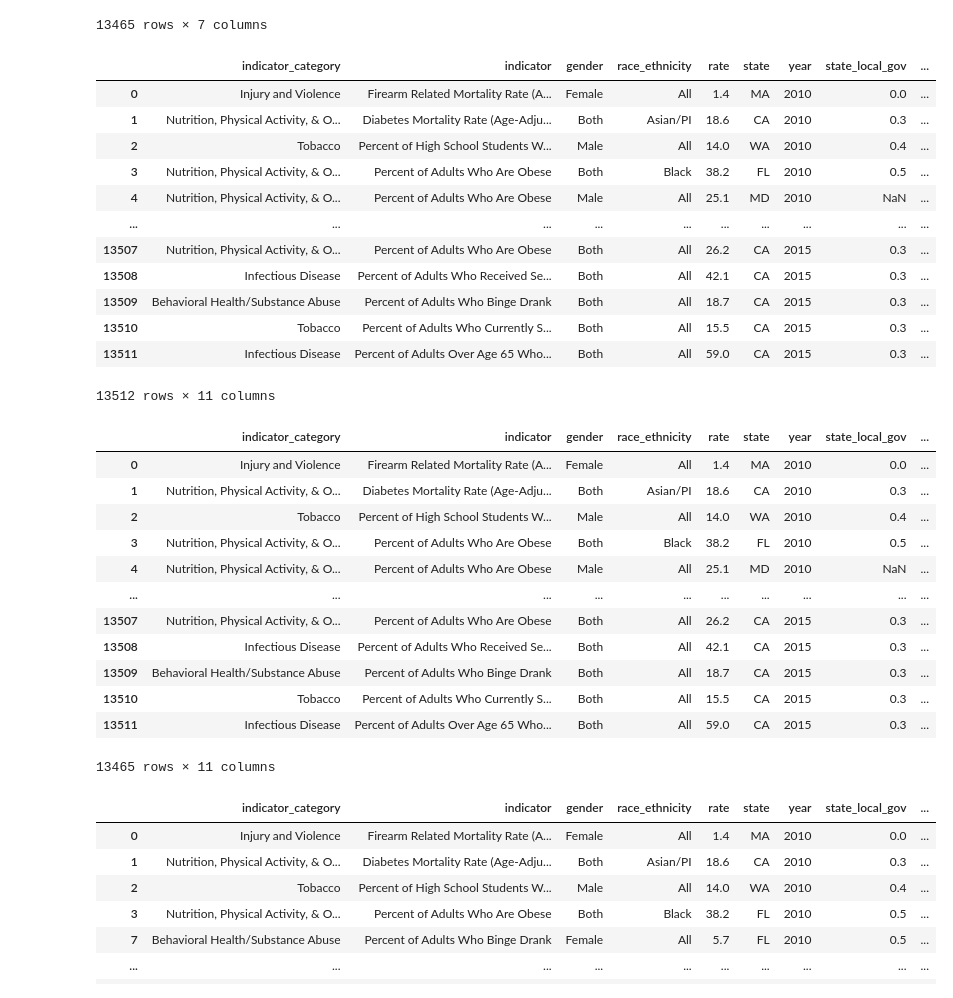
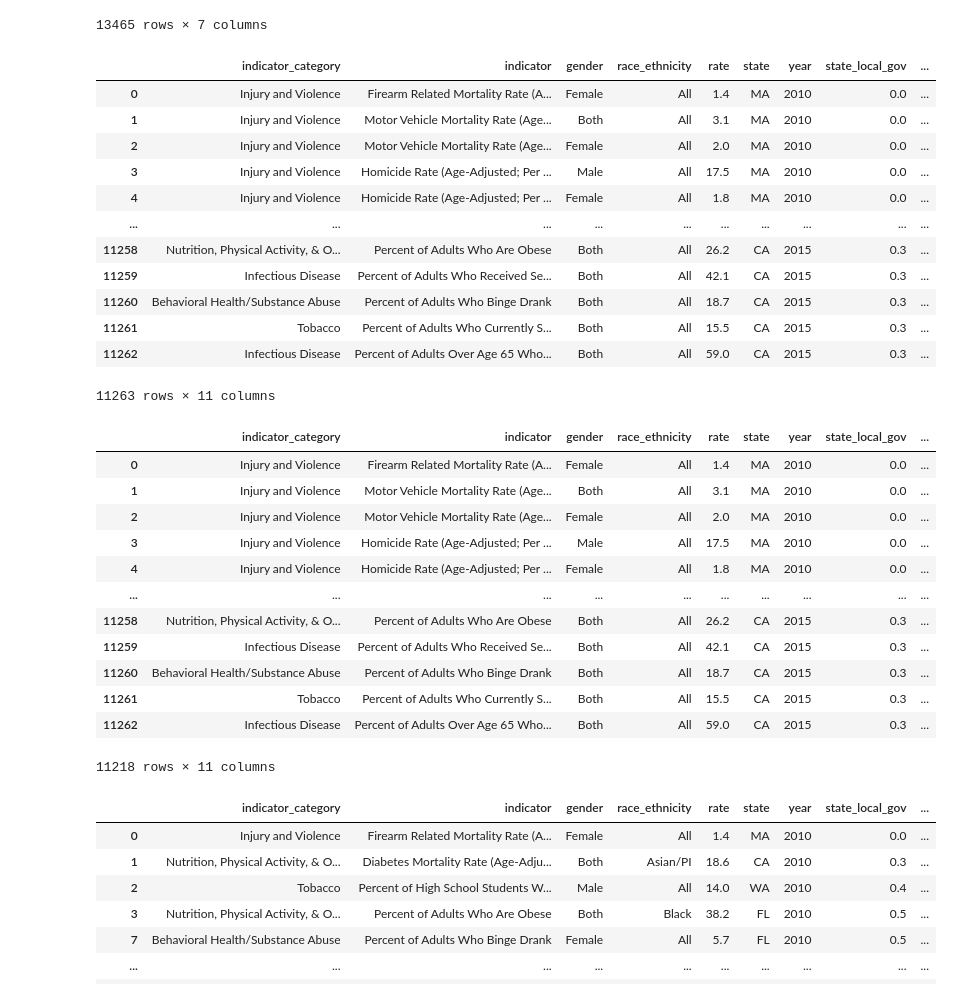
Before and after one commit to erikayi/Project-2-ETL-Cities-Health-Data, a Jupyter notebook: ETL_Cities_Health_Data_Project.ipynb, the cells around one changed output. Saved outputs shown, nothing was run; the diff lists cells and outputs as text; code cells hidden in the pictures.

```diff
--- a/ETL_Cities_Health_Data_Project.ipynb
+++ b/ETL_Cities_Health_Data_Project.ipynb
@@ -449,39 +449,39 @@ sort_city_data.drop_duplicates(keep='first')
 | 13354 | Infectious Disease | Percent of Adults Over Age 65 Who... | Both | All | 59.0 | CA | 2015 |
 13465 rows × 7 columns
 # %%
-joined_df= pd.merge(sort_city_data,hospital_df, how='left', left_on=['state','year'], right_on=['state','year'])
+joined_df= pd.merge(sort_city_data,hospital_df, how='inner', left_on=['state','year'], right_on=['state','year'])
 joined_df
 # %% [output]
 |  | indicator_category | indicator | gender | race_ethnicity | rate | state | year | state_local_gov | ... |
 | 0 | Injury and Violence | Firearm Related Mortality Rate (A... | Female | All | 1.4 | MA | 2010 | 0.0 | ... |
-| 1 | Nutrition, Physical Activity, & O... | Diabetes Mortality Rate (Age-Adju... | Both | Asian/PI | 18.6 | CA | 2010 | 0.3 | ... |
-| 2 | Tobacco | Percent of High School Students W... | Male | All | 14.0 | WA | 2010 | 0.4 | ... |
-| 3 | Nutrition, Physical Activity, & O... | Percent of Adults Who Are Obese | Both | Black | 38.2 | FL | 2010 | 0.5 | ... |
-| 4 | Nutrition, Physical Activity, & O... | Percent of Adults Who Are Obese | Male | All | 25.1 | MD | 2010 | NaN | ... |
+| 1 | Injury and Violence | Motor Vehicle Mortality Rate (Age... | Both | All | 3.1 | MA | 2010 | 0.0 | ... |
+| 2 | Injury and Violence | Motor Vehicle Mortality Rate (Age... | Female | All | 2.0 | MA | 2010 | 0.0 | ... |
+| 3 | Injury and Violence | Homicide Rate (Age-Adjusted; Per ... | Male | All | 17.5 | MA | 2010 | 0.0 | ... |
+| 4 | Injury and Violence | Homicide Rate (Age-Adjusted; Per ... | Female | All | 1.8 | MA | 2010 | 0.0 | ... |
 | ... | ... | ... | ... | ... | ... | ... | ... | ... | ... |
-| 13507 | Nutrition, Physical Activity, & O... | Percent of Adults Who Are Obese | Both | All | 26.2 | CA | 2015 | 0.3 | ... |
-| 13508 | Infectious Disease | Percent of Adults Who Received Se... | Both | All | 42.1 | CA | 2015 | 0.3 | ... |
-| 13509 | Behavioral Health/Substance Abuse | Percent of Adults Who Binge Drank | Both | All | 18.7 | CA | 2015 | 0.3 | ... |
-| 13510 | Tobacco | Percent of Adults Who Currently S... | Both | All | 15.5 | CA | 2015 | 0.3 | ... |
-| 13511 | Infectious Disease | Percent of Adults Over Age 65 Who... | Both | All | 59.0 | CA | 2015 | 0.3 | ... |
+| 11258 | Nutrition, Physical Activity, & O... | Percent of Adults Who Are Obese | Both | All | 26.2 | CA | 2015 | 0.3 | ... |
+| 11259 | Infectious Disease | Percent of Adults Who Received Se... | Both | All | 42.1 | CA | 2015 | 0.3 | ... |
+| 11260 | Behavioral Health/Substance Abuse | Percent of Adults Who Binge Drank | Both | All | 18.7 | CA | 2015 | 0.3 | ... |
+| 11261 | Tobacco | Percent of Adults Who Currently S... | Both | All | 15.5 | CA | 2015 | 0.3 | ... |
+| 11262 | Infectious Disease | Percent of Adults Over Age 65 Who... | Both | All | 59.0 | CA | 2015 | 0.3 | ... |
-13512 rows × 11 columns
+11263 rows × 11 columns
 # %%
 joined_hospital_cities = joined_df.drop_duplicates(keep='first')
 joined_hospital_cities
 # %% [output]
 |  | indicator_category | indicator | gender | race_ethnicity | rate | state | year | state_local_gov | ... |
 | 0 | Injury and Violence | Firearm Related Mortality Rate (A... | Female | All | 1.4 | MA | 2010 | 0.0 | ... |
-| 1 | Nutrition, Physical Activity, & O... | Diabetes Mortality Rate (Age-Adju... | Both | Asian/PI | 18.6 | CA | 2010 | 0.3 | ... |
-| 2 | Tobacco | Percent of High School Students W... | Male | All | 14.0 | WA | 2010 | 0.4 | ... |
-| 3 | Nutrition, Physical Activity, & O... | Percent of Adults Who Are Obese | Both | Black | 38.2 | FL | 2010 | 0.5 | ... |
-| 4 | Nutrition, Physical Activity, & O... | Percent of Adults Who Are Obese | Male | All | 25.1 | MD | 2010 | NaN | ... |
+| 1 | Injury and Violence | Motor Vehicle Mortality Rate (Age... | Both | All | 3.1 | MA | 2010 | 0.0 | ... |
+| 2 | Injury and Violence | Motor Vehicle Mortality Rate (Age... | Female | All | 2.0 | MA | 2010 | 0.0 | ... |
+| 3 | Injury and Violence | Homicide Rate (Age-Adjusted; Per ... | Male | All | 17.5 | MA | 2010 | 0.0 | ... |
+| 4 | Injury and Violence | Homicide Rate (Age-Adjusted; Per ... | Female | All | 1.8 | MA | 2010 | 0.0 | ... |
 | ... | ... | ... | ... | ... | ... | ... | ... | ... | ... |
-| 13507 | Nutrition, Physical Activity, & O... | Percent of Adults Who Are Obese | Both | All | 26.2 | CA | 2015 | 0.3 | ... |
-| 13508 | Infectious Disease | Percent of Adults Who Received Se... | Both | All | 42.1 | CA | 2015 | 0.3 | ... |
-| 13509 | Behavioral Health/Substance Abuse | Percent of Adults Who Binge Drank | Both | All | 18.7 | CA | 2015 | 0.3 | ... |
-| 13510 | Tobacco | Percent of Adults Who Currently S... | Both | All | 15.5 | CA | 2015 | 0.3 | ... |
-| 13511 | Infectious Disease | Percent of Adults Over Age 65 Who... | Both | All | 59.0 | CA | 2015 | 0.3 | ... |
+| 11258 | Nutrition, Physical Activity, & O... | Percent of Adults Who Are Obese | Both | All | 26.2 | CA | 2015 | 0.3 | ... |
+| 11259 | Infectious Disease | Percent of Adults Who Received Se... | Both | All | 42.1 | CA | 2015 | 0.3 | ... |
+| 11260 | Behavioral Health/Substance Abuse | Percent of Adults Who Binge Drank | Both | All | 18.7 | CA | 2015 | 0.3 | ... |
+| 11261 | Tobacco | Percent of Adults Who Currently S... | Both | All | 15.5 | CA | 2015 | 0.3 | ... |
+| 11262 | Infectious Disease | Percent of Adults Over Age 65 Who... | Both | All | 59.0 | CA | 2015 | 0.3 | ... |
-13465 rows × 11 columns
+11218 rows × 11 columns
 # %%
 joined_hospital_cities.dropna()
 # %% [output]
```
Also changed, not shown: 1 other file.
